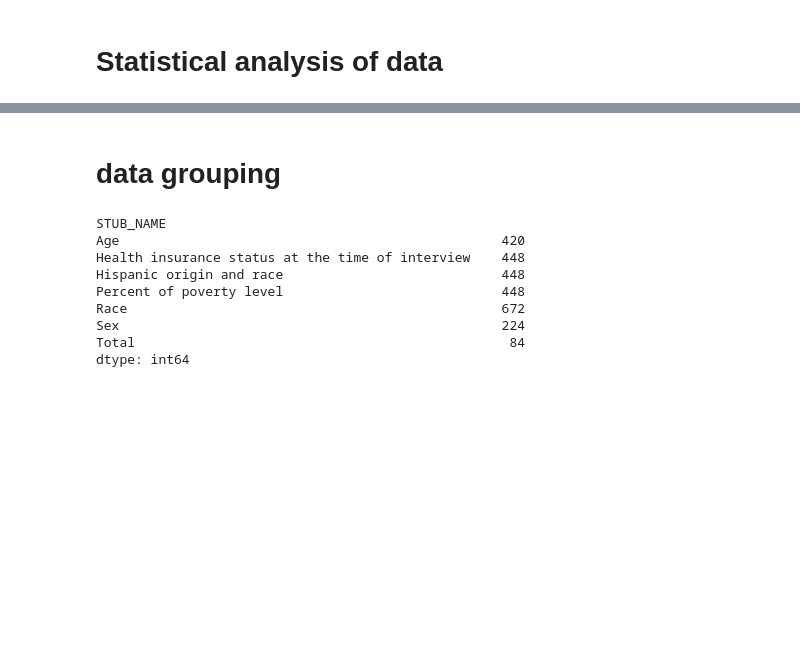
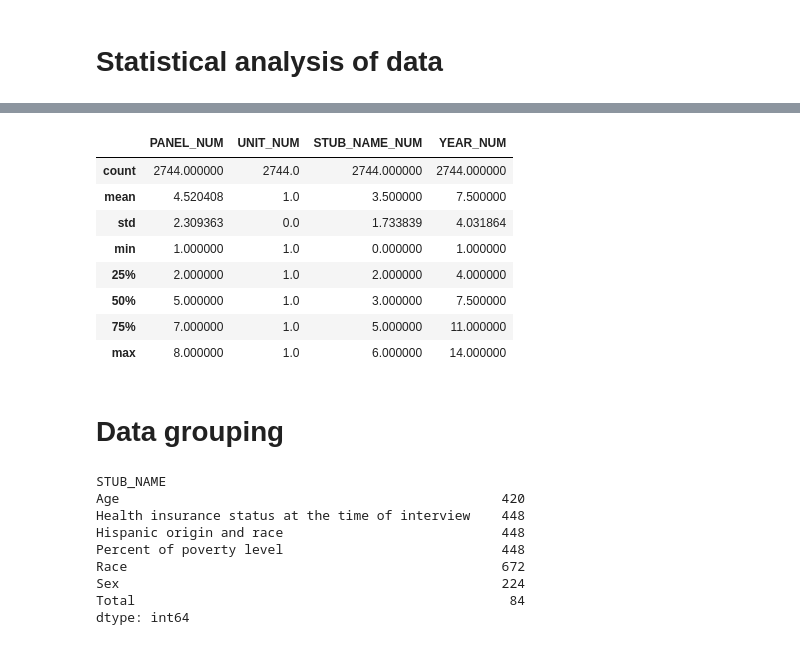
Before and after one commit to zinakhazaee/Pandas, a Jupyter notebook: Pandas.ipynb, the cells around one changed output, grey strips where cells are left out. Saved outputs shown, nothing was run; the diff lists cells and outputs as text; code cells hidden in the pictures; blank space fills up the shorter version.

```diff
--- a/Pandas.ipynb
+++ b/Pandas.ipynb
@@ -140,8 +180,20 @@ df.describe()
 | 50% | 5.000000 | 1.0 | 3.000000 | 3.600000 | 7.500000 | 0.000000 | 7.100000 | 0.300000 |
 | 75% | 7.000000 | 1.0 | 5.000000 | 5.200000 | 11.000000 | 0.000000 | 11.225000 | 0.500000 |
 | max | 8.000000 | 1.0 | 6.000000 | 6.200000 | 14.000000 | 2.200000 | 21.700000 | 3.000000 |
+# %%
+df[df.dtypes[df.dtypes == 'int64'].index].describe()
+# %% [output]
+|  | PANEL_NUM | UNIT_NUM | STUB_NAME_NUM | YEAR_NUM |
+| count | 2744.000000 | 2744.0 | 2744.000000 | 2744.000000 |
+| mean | 4.520408 | 1.0 | 3.500000 | 7.500000 |
+| std | 2.309363 | 0.0 | 1.733839 | 4.031864 |
+| min | 1.000000 | 1.0 | 0.000000 | 1.000000 |
+| 25% | 2.000000 | 1.0 | 2.000000 | 4.000000 |
+| 50% | 5.000000 | 1.0 | 3.000000 | 7.500000 |
+| 75% | 7.000000 | 1.0 | 5.000000 | 11.000000 |
+| max | 8.000000 | 1.0 | 6.000000 | 14.000000 |
 # %% [markdown]
-# data grouping
+# Data grouping
 # %%
 # sum, median, max, first, agg
 df.groupby('STUB_NAME').size()
```
Also changed, not shown: parts of 25 cells of this notebook.
